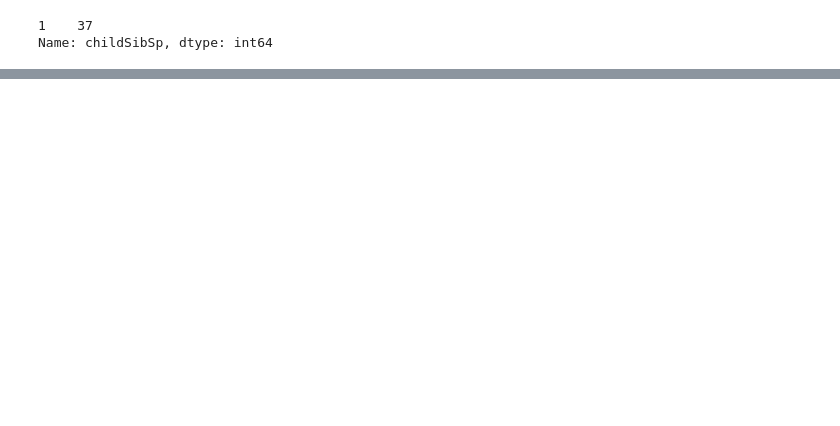
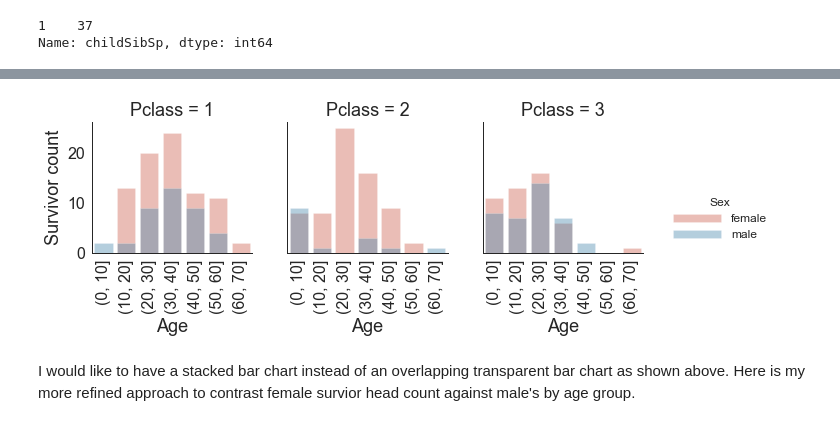
Before and after one commit to libinruan/Pandas_Titanic_Survival_Data_EDA, a Jupyter notebook: titanic_eda.ipynb, the cells around one changed output, grey strips where cells are left out. Cells and saved outputs as stored; diff of their text form; code cells hidden in the pictures; blank space fills up the shorter version.

```diff
--- a/titanic_eda.ipynb
+++ b/titanic_eda.ipynb
@@ -896,0 +1209,6 @@ https://python-graph-gallery.com/13-percent-stacked-barplot/
+# %%
+for i, g in df_all.groupby(['Pclass', 'Sex'])['Age'].groups.items():
+    if i == (1, 'female'):
+        tb = df_all.groupby(['Pclass', 'Sex'])['Age'].get_group(i)
+        break
+print(pd.DataFrame(tb).head(10).T)
@@ -896,0 +1332,4 @@ https://python-graph-gallery.com/13-percent-stacked-barplot/
+# %%
+grouped = df_all.groupby(['Pclass', 'Sex', pd.cut(df_all['Age'],bins=range(0,80,10))])
+unpivoted = grouped['Survived'].apply(lambda x: x.sum()).reset_index()
+unpivoted.head(14).T
@@ -896,0 +1342,19 @@ https://python-graph-gallery.com/13-percent-stacked-barplot/
+# %%
+# Part I. major visualization
+g = sns.FacetGrid(unpivoted, col='Pclass', hue='Sex', margin_titles=True)
+g = g.map(sns.barplot, 'Age', 'Survived', alpha=0.4)
+# Part II.
+g.add_legend()
+for i, ax in enumerate(g.axes.flat):
+    # Step 1. get information
+    labels = ax.get_xticklabels() # get x labels
+    ylabel = ax.yaxis.get_label()
+    # Step 2. update information
+    if i==0: ax.set_ylabel('Survivor count')
+#     for i,l in enumerate(labels):
+#         if(i%2 == 0): labels[i] = '' # skip even labels
+    ax.set_xticklabels(labels, rotation=90) # set new labels
+# %% [output]
+[figure, added]
+# %% [markdown]
+I would like to have a stacked bar chart instead of an overlapping transparent bar chart as shown above. Here is my more refined approach to contrast female survior head count against male's by age group.
```
Also changed, not shown: parts of 126 cells of this notebook, 1 other file.
